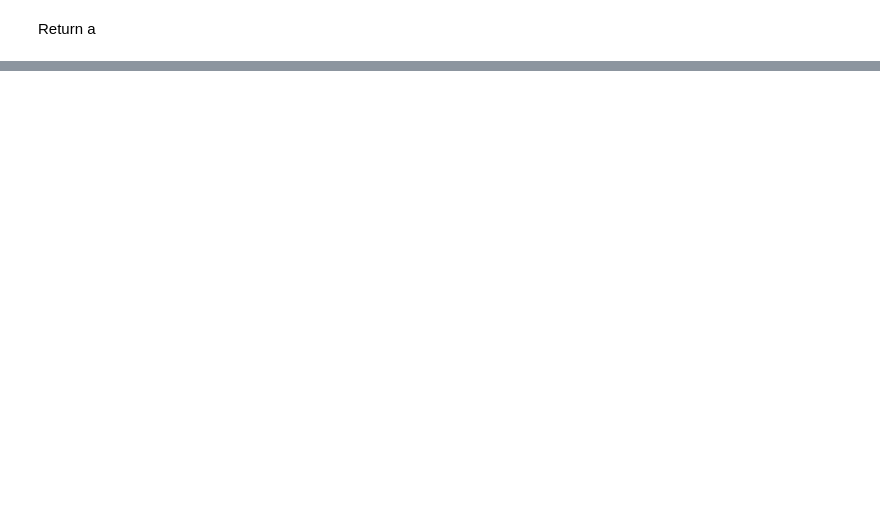
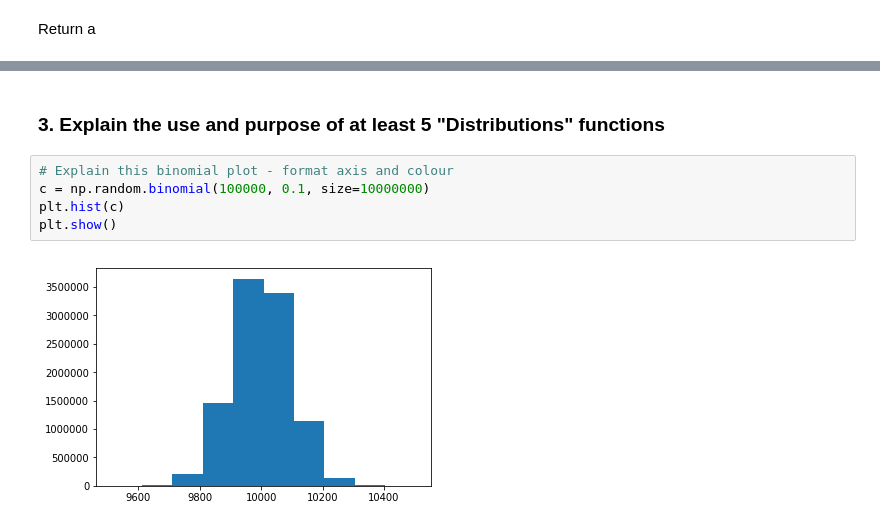
Before and after one commit to SimonMcLain/GMIT-Programming-for-Data-Analysis---Practicals, a Jupyter notebook: numpy-random.ipynb, the cells around one changed output, grey strips where cells are left out. Saved outputs shown, nothing was run; the diff lists cells and outputs as text; blank space fills up the shorter version.

```diff
--- a/numpy-random.ipynb
+++ b/numpy-random.ipynb
@@ -93,0 +89,9 @@ plt.hist(a)
+# %% [markdown]
+### 3. Explain the use and purpose of at least 5 "Distributions" functions
+# %%
+# Explain this binomial plot - format axis and colour
+c = np.random.binomial(100000, 0.1, size=10000000)
+plt.hist(c)
+plt.show()
+# %% [output]
+[figure, added]
```
Also changed, not shown: parts of 11 cells of this notebook.
